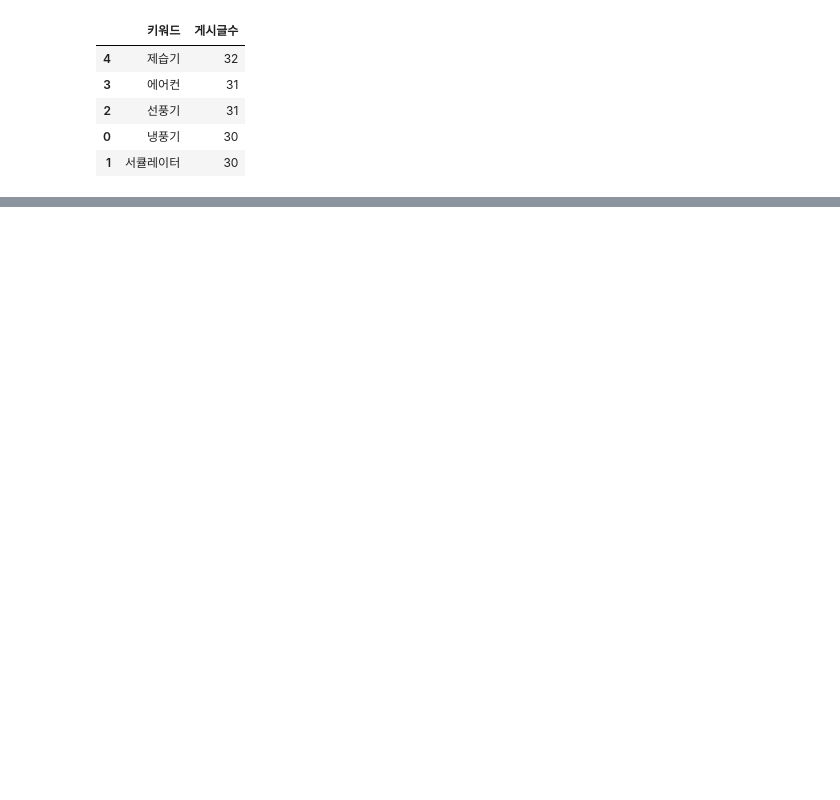
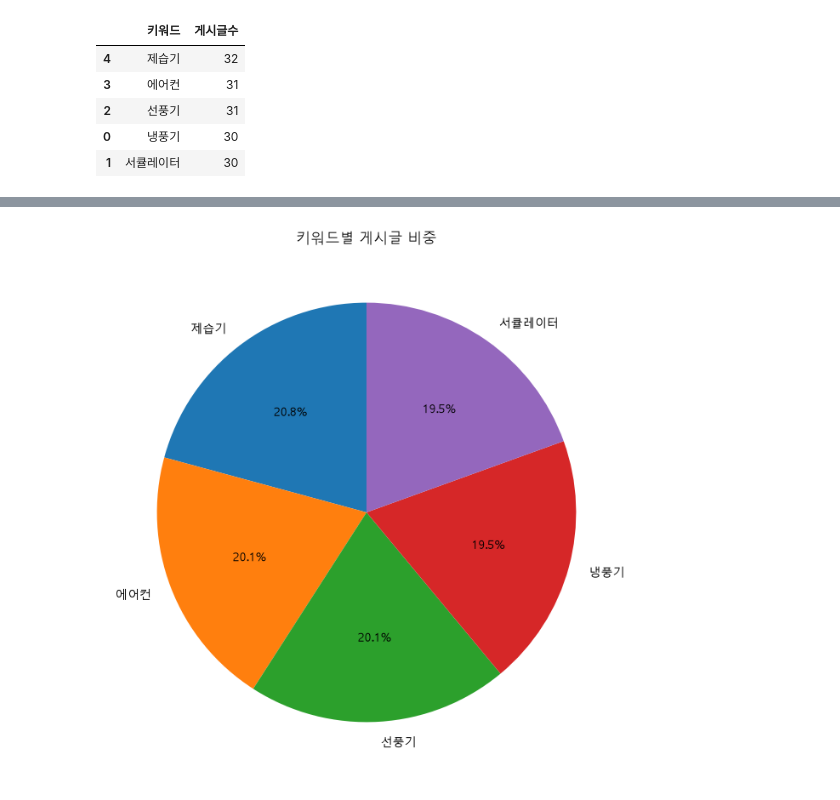
Before and after one commit to tech-ai88/Vibe, a Jupyter notebook: 04_Pandas.ipynb, the cells around one changed output, grey strips where cells are left out. Cells and saved outputs as stored; diff of their text form; code cells hidden in the pictures; blank space fills up the shorter version.

```diff
--- a/04_Pandas.ipynb
+++ b/04_Pandas.ipynb
@@ -321,0 +196,15 @@ except Exception as e:
+# %%
+plt.figure(figsize=(8, 8))
+
+plt.pie(
+    result["게시글수"],
+    labels=result["키워드"],
+    autopct="%.1f%%",
+    startangle=90
+)
+
+plt.title("키워드별 게시글 비중")
+
+plt.show()
+# %% [output]
+[figure, added]
```
Also changed, not shown: parts of 29 cells of this notebook, 7 other files.
